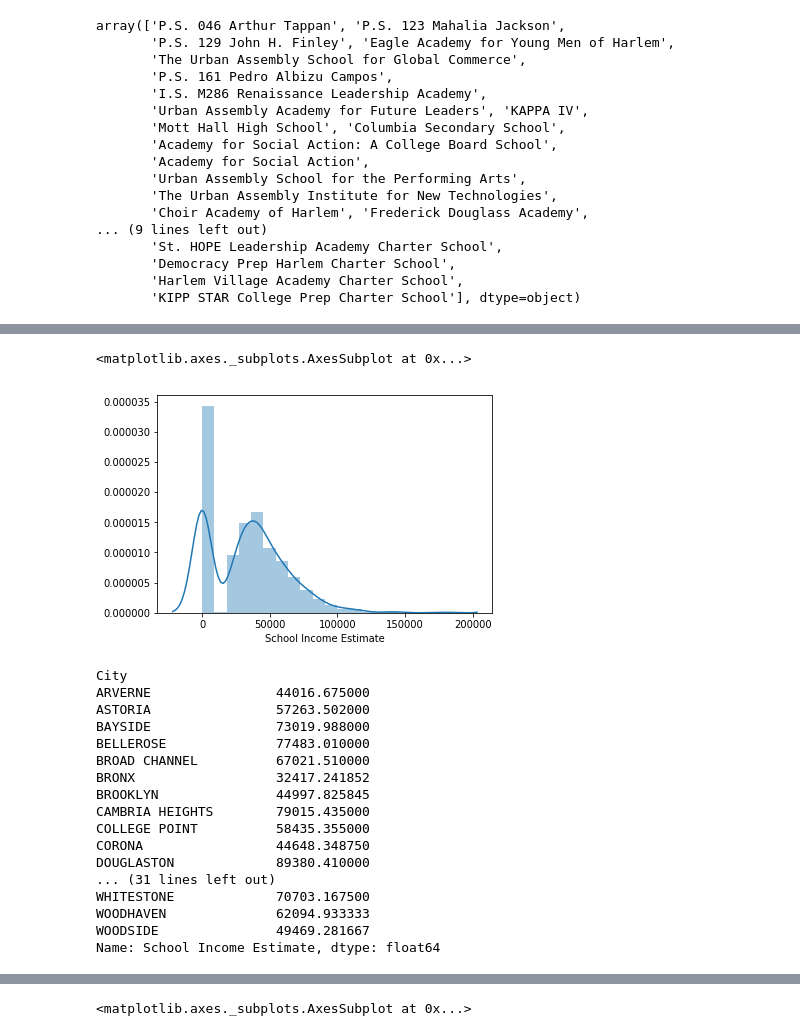
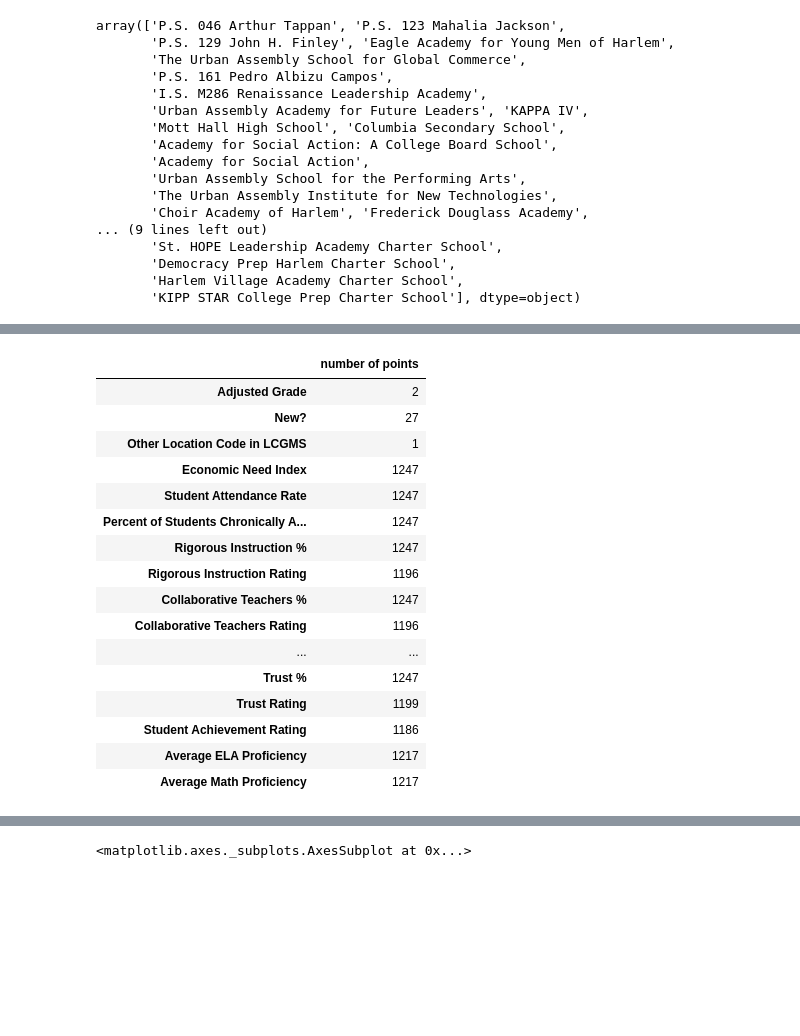
Before and after one commit to grantaguinaldo/nyc-schools, a Jupyter notebook: nyc-schools.ipynb, the cells around one changed output, grey strips where cells are left out. Saved outputs shown, nothing was run; the diff lists cells and outputs as text; code cells hidden in the pictures; blank space fills up the shorter version.

```diff
--- a/nyc-schools.ipynb
+++ b/nyc-schools.ipynb
@@ -102,3 +92,24 @@ df_1.head()
+# %%
+df_num_nan = pd.DataFrame(df_1.count(), columns=['number of points'])
+df_num_nan[df_num_nan['number of points'] < 1272]
+# %% [output]
+|  | number of points |
+| Adjusted Grade | 2 |
+| New? | 27 |
+| Other Location Code in LCGMS | 1 |
+| Economic Need Index | 1247 |
+| Student Attendance Rate | 1247 |
+| Percent of Students Chronically A... | 1247 |
+| Rigorous Instruction % | 1247 |
+| Rigorous Instruction Rating | 1196 |
+| Collaborative Teachers % | 1247 |
+| Collaborative Teachers Rating | 1196 |
+| ... | ... |
+| Trust % | 1247 |
+| Trust Rating | 1199 |
+| Student Achievement Rating | 1186 |
+| Average ELA Proficiency | 1217 |
+| Average Math Proficiency | 1217 |
 # %%
 import pandas as pd
 import numpy as np
@@ -106,9 +117,3 @@ import matplotlib.pyplot as plt
 import matplotlib as matplot
 import seaborn as sns
 %matplotlib inline
-# %%
-x = df_1['School Income Estimate'].fillna(np.mean(a=0))
-sns.distplot(x, bins=20)
-# %% [output]
-<matplotlib.axes._subplots.AxesSubplot at 0x...>
-[figure, removed]
@@ -117,23 +120,3 @@ unique_cities = df_1['City'].unique().tolist()
-# %%
-df_1.groupby(['City'])['School Income Estimate'].mean()
-# %% [output]
-City
-ARVERNE                44016.675000
-ASTORIA                57263.502000
-BAYSIDE                73019.988000
-BELLEROSE              77483.010000
-BROAD CHANNEL          67021.510000
-BRONX                  32417.241852
-BROOKLYN               44997.825845
-CAMBRIA HEIGHTS        79015.435000
-COLLEGE POINT          58435.355000
-CORONA                 44648.348750
-DOUGLASTON             89380.410000
-... (31 lines left out)
-WHITESTONE             70703.167500
-WOODHAVEN              62094.933333
-WOODSIDE               49469.281667
-Name: School Income Estimate, dtype: float64
 # %%
 #Count the number of NaN in each column.
 df_num_nan = pd.DataFrame(df_1.count(), columns=['number of points'])
```
Also changed, not shown: parts of 19 cells of this notebook, 1 other file.
